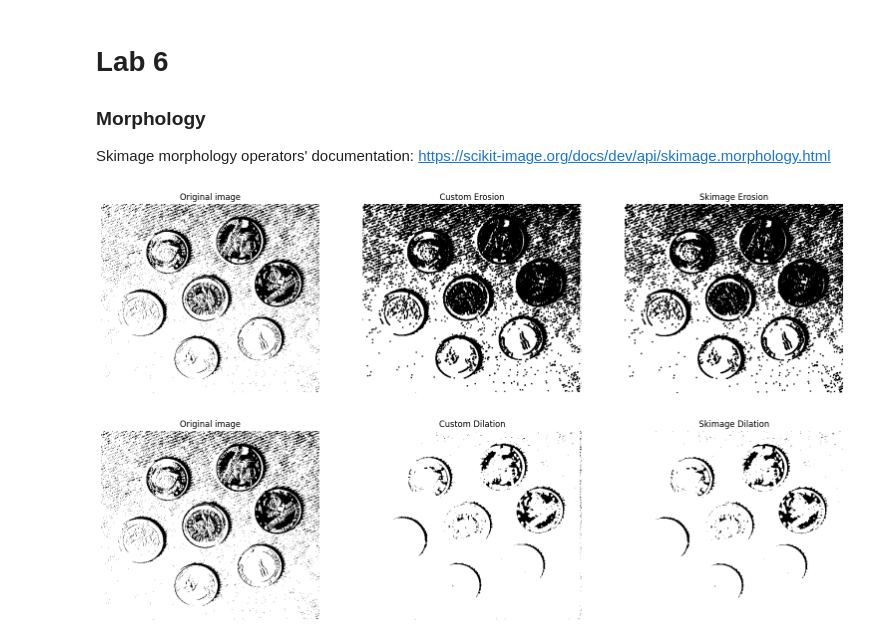
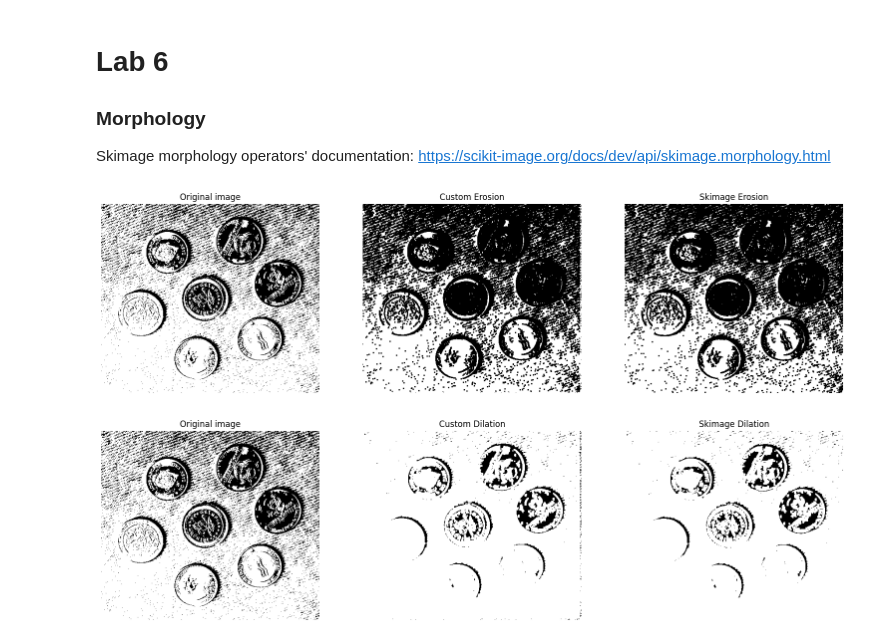
Before and after one commit to MoBahgat010/Image-Processing, a Jupyter notebook: Lab06-STD/lab-Morphology-STD.ipynb, the cells around one changed output. Saved outputs shown, nothing was run; the diff lists cells and outputs as text; code cells hidden in the pictures.

```diff
--- a/Lab06-STD/lab-Morphology-STD.ipynb
+++ b/Lab06-STD/lab-Morphology-STD.ipynb
@@ -35,37 +35,37 @@ def custom_erosion(binary_img: np.ndarray, kernel: np.ndarray) -> np.ndarray:
     eroded_img = np.zeros((ROWS + 2, COLS + 2), dtype=np.uint8)
     eroded_img[1:-1, 1:-1] = binary_img.copy()
     for row in range(1, ROWS - kernel_size + 1):
         for col in range(1, COLS - kernel_size + 1):
             eroded_img[row, col] = np.min(binary_img[row - 1:row + kernel_size - 1, col - 1:col + kernel_size - 1] * kernel)
     return eroded_img[1:-1, 1:-1]
 
 def custom_dilation(binary_img: np.ndarray, kernel: np.ndarray) -> np.ndarray:
     ROWS, COLS = binary_img.shape
     if (kernel.shape[0] != kernel.shape[1]) or (kernel.shape[0] % 2 == 0):
         return None
     kernel_size = kernel.shape[0]
     dilated_img = np.zeros((ROWS + 2, COLS + 2), dtype=np.uint8)
     dilated_img[1:-1, 1:-1] = binary_img.copy()
     for row in range(1, ROWS - kernel_size + 1):
         for col in range(1, COLS - kernel_size + 1):
             dilated_img[row, col] = np.max(binary_img[row - 1:row + kernel_size - 1, col - 1:col + kernel_size - 1] * kernel)
     return dilated_img[1:-1, 1:-1]
 
-binary_img = io.imread("img/coins.jpg", as_gray=True) * 255
-threshold = 120
+binary_img = io.imread("img/coins.jpg", as_gray=True)
+threshold = 0.5
 binary_img = binary_img > threshold
 kernel = np.ones((3, 3), dtype=np.uint8)
 
 custom_eroded_binary_img = custom_erosion(binary_img, kernel)
 eroded_binary_img = binary_erosion(binary_img, footprint=kernel)
 show_images([binary_img, custom_eroded_binary_img, eroded_binary_img], ["Original image", "Custom Erosion", "Skimage Erosion"])
 
 custom_dilated_binary_img = custom_dilation(binary_img, kernel)
 dilated_binary_img = binary_dilation(binary_img, footprint=kernel)
 show_images([binary_img, custom_dilated_binary_img, dilated_binary_img], ["Original image", "Custom Dilation", "Skimage Dilation"])
 # %% [output]
-[figure, old version]
+[figure, new version]
-[figure, old version]
+[figure, new version]
 # %%
 '''
 2) Case Study: Credit Card Number Extraction
```
Also changed, not shown: parts of 2 cells of this notebook.
